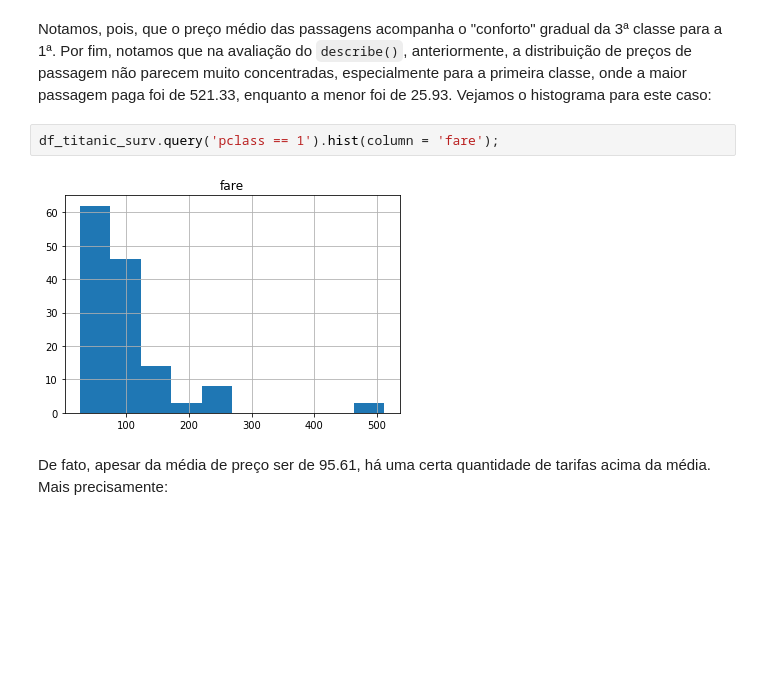
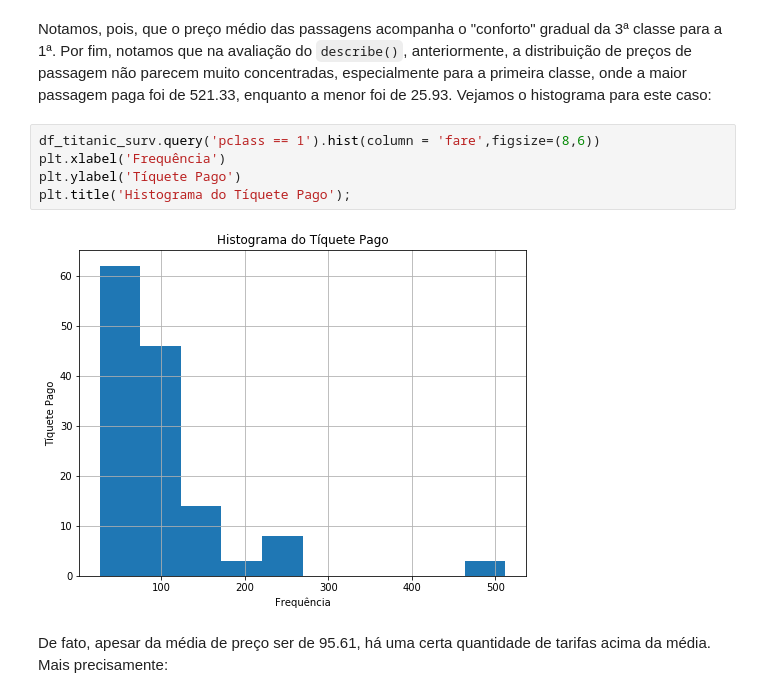
Before and after one commit to lgabs/udacity-titanic, a Jupyter notebook: titanic_data_analysis.ipynb, the cells around one changed output. Cells and saved outputs as stored; diff of their text form; blank space fills up the shorter version.

```diff
--- a/titanic_data_analysis.ipynb
+++ b/titanic_data_analysis.ipynb
@@ -496,9 +519,12 @@ média de preço paga por cada classe:
 # %% [markdown]
 Notamos, pois, que o preço médio das passagens acompanha o "conforto" gradual da 3ª classe para a 1ª. Por fim, notamos que na avaliação do `describe()`, anteriormente, a distribuição de preços de passagem não parecem muito concentradas, especialmente para a primeira classe, onde a maior passagem paga foi de 521.33, enquanto a menor foi de 25.93. Vejamos o histograma para este caso:
 # %%
-df_titanic_surv.query('pclass == 1').hist(column = 'fare');
+df_titanic_surv.query('pclass == 1').hist(column = 'fare',figsize=(8,6))
+plt.xlabel('Frequência')
+plt.ylabel('Tíquete Pago')
+plt.title('Histograma do Tíquete Pago');
 # %% [output]
-[figure, old version]
+[figure, new version]
 # %% [markdown]
 De fato, apesar da média de preço ser de 95.61, há uma certa quantidade de tarifas acima da média. Mais precisamente:
 # %%
```
Also changed, not shown: parts of 44 cells of this notebook.
